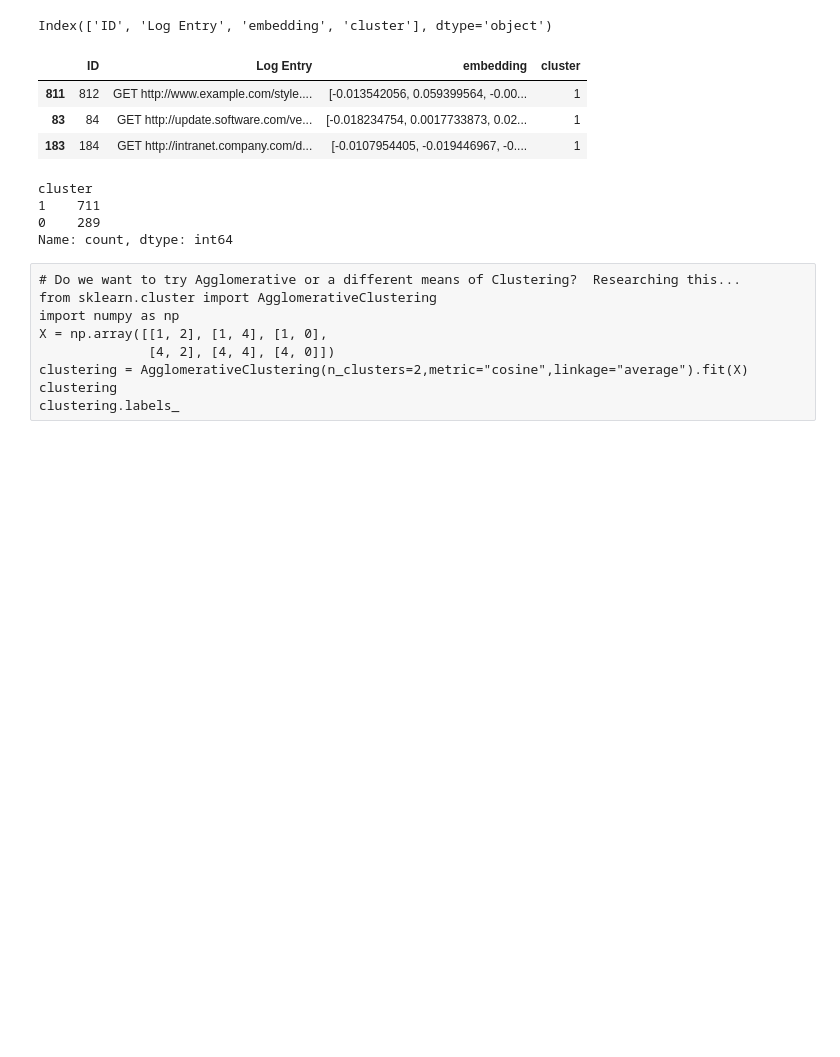
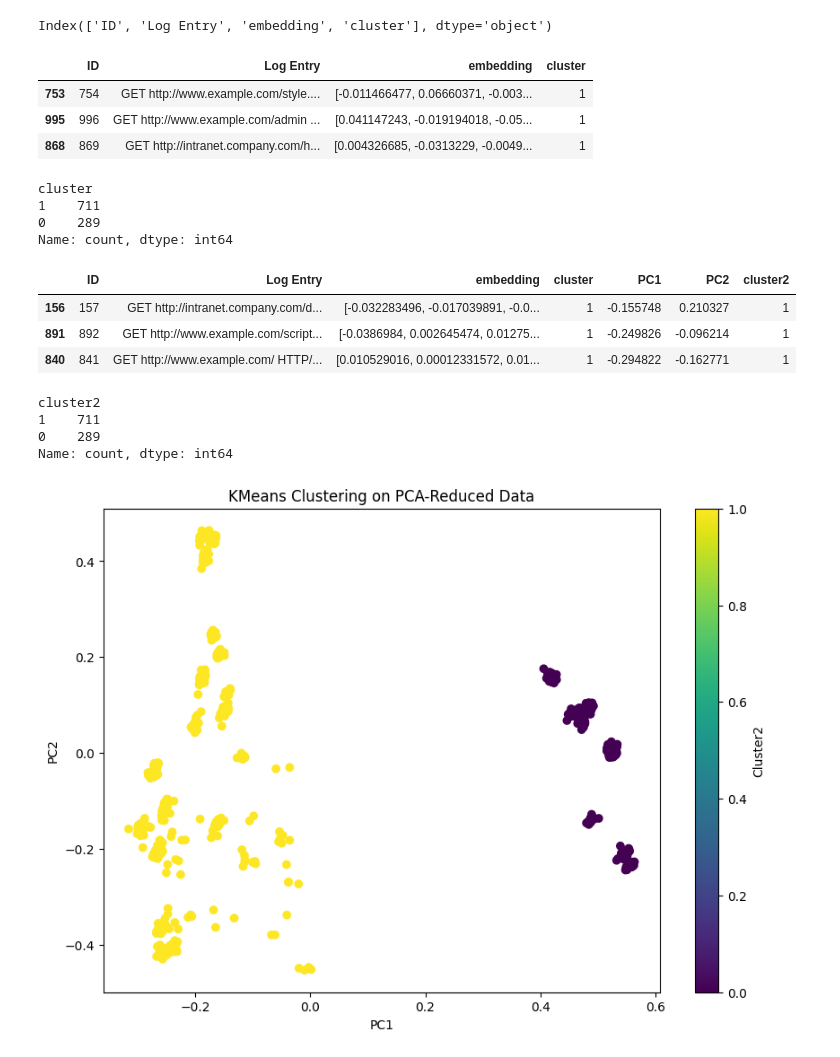
Before and after one commit to davidcsisk/vector-search-with-security-logs, a Jupyter notebook: demo-neural-search-with-proxy-logs.ipynb, the cells around one changed output. Saved outputs shown, nothing was run; the diff lists cells and outputs as text; code cells hidden in the pictures; blank space fills up the shorter version.

Commit message:
Added more sophisticated clustering examples...

```diff
--- a/demo-neural-search-with-proxy-logs.ipynb
+++ b/demo-neural-search-with-proxy-logs.ipynb
@@ -338,5 +342,5 @@ df.sample(3)
 # %%
-# import pandas as pd
+import pandas as pd
 import numpy as np
 from sklearn.cluster import KMeans
 
@@ -352,7 +356,9 @@ X = np.array(embeddings)
 
 # Perform K-means clustering with K=2
 # We know we have good logs and bad logs, so let's try to cluster them into good and bad
-kmeans = KMeans(n_clusters=2, random_state=0)
+kmeans = KMeans(n_clusters=2, n_init=100, max_iter=3000, random_state=0)
+#kmeans = KMeans(n_clusters=2, n_init=10, max_iter=300, random_state=0)  # These are defaults
+#kmeans = KMeans(n_clusters=2, n_init=10000, max_iter=10000, random_state=0)
 df['cluster'] = kmeans.fit_predict(X)
 
 # Now `df` will have a new column 'cluster' indicating the cluster each entry belongs to
@@ -363,7 +369,7 @@ Index(['ID', 'Log Entry', 'embedding', 'cluster'], dtype='object')
 df.sample(3)
 # %% [output]
 |  | ID | Log Entry | embedding | cluster |
-| 811 | 812 | GET http://www.example.com/style.... | [-0.013542056, 0.059399564, -0.00... | 1 |
-| 83 | 84 | GET http://update.software.com/ve... | [-0.018234754, 0.0017733873, 0.02... | 1 |
-| 183 | 184 | GET http://intranet.company.com/d... | [-0.0107954405, -0.019446967, -0.... | 1 |
+| 753 | 754 | GET http://www.example.com/style.... | [-0.011466477, 0.06660371, -0.003... | 1 |
+| 995 | 996 | GET http://www.example.com/admin ... | [0.041147243, -0.019194018, -0.05... | 1 |
+| 868 | 869 | GET http://intranet.company.com/h... | [0.004326685, -0.0313229, -0.0049... | 1 |
 # %%
@@ -374,12 +380,56 @@ cluster
 1    711
 0    289
 Name: count, dtype: int64
-# %% [raw]
-# Do we want to try Agglomerative or a different means of Clustering?  Researching this...
-from sklearn.cluster import AgglomerativeClustering
-import numpy as np
-X = np.array([[1, 2], [1, 4], [1, 0],
-              [4, 2], [4, 4], [4, 0]])
-clustering = AgglomerativeClustering(n_clusters=2,metric="cosine",linkage="average").fit(X)
-clustering
-clustering.labels_
+# %%
+# Let's try dimensionality reduction to 2 dimensions from 384, then try re-clustering
+import pandas as pd
+from sklearn.decomposition import PCA
+from sklearn.cluster import KMeans
+
+# Extract the embeddings from the DataFrame
+embeddings = df['embedding'].tolist()
+
+# Convert the list of embeddings into a numpy array
+import numpy as np
+X = np.array(embeddings)
+
+# Perform PCA for dimensionality reduction
+n_components = 2  # Number of dimensions to reduce to
+pca = PCA(n_components=n_components)
+principal_components = pca.fit_transform(X)
+
+# Add the principal components to the DataFrame
+df_pca = pd.DataFrame(data=principal_components, columns=[f'PC{i+1}' for i in range(n_components)])
+df = pd.concat([df, df_pca], axis=1)
+
+# Perform K-means clustering using the PCA components, and add a cluster2 column from that exercise
+kmeans2 = KMeans(n_clusters=2, random_state=0)
+df['cluster2'] = kmeans.fit_predict(df[['PC1', 'PC2']])
+# %%
+df.sample(3)
+# %% [output]
+|  | ID | Log Entry | embedding | cluster | PC1 | PC2 | cluster2 |
+| 156 | 157 | GET http://intranet.company.com/d... | [-0.032283496, -0.017039891, -0.0... | 1 | -0.155748 | 0.210327 | 1 |
+| 891 | 892 | GET http://www.example.com/script... | [-0.0386984, 0.002645474, 0.01275... | 1 | -0.249826 | -0.096214 | 1 |
+| 840 | 841 | GET http://www.example.com/ HTTP/... | [0.010529016, 0.00012331572, 0.01... | 1 | -0.294822 | -0.162771 | 1 |
+# %%
+# We hope to see cluster group counts in the ballpark of 950 and 50
+df['cluster2'].value_counts()
+# %% [output]
+cluster2
+1    711
+0    289
+Name: count, dtype: int64
+# %%
+# Visualize the clusters
+import matplotlib.pyplot as plt
+
+plt.figure(figsize=(10, 7))
+plt.scatter(df['PC1'], df['PC2'], c=df['cluster2'], cmap='viridis', marker='o')
+plt.title('KMeans Clustering on PCA-Reduced Data')
+plt.xlabel('PC1')
+plt.ylabel('PC2')
+plt.colorbar(label='Cluster2')
+plt.show()
+# %% [output]
+[figure, added]
```
Also changed, not shown: parts of 12 cells of this notebook.
